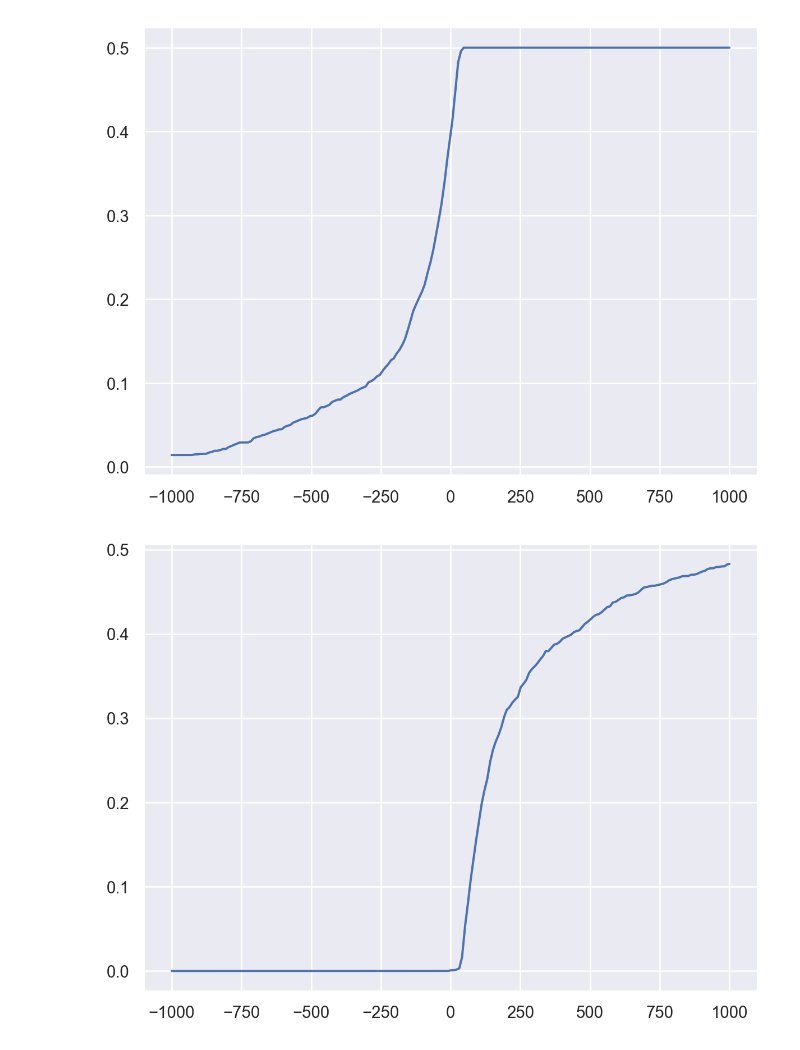
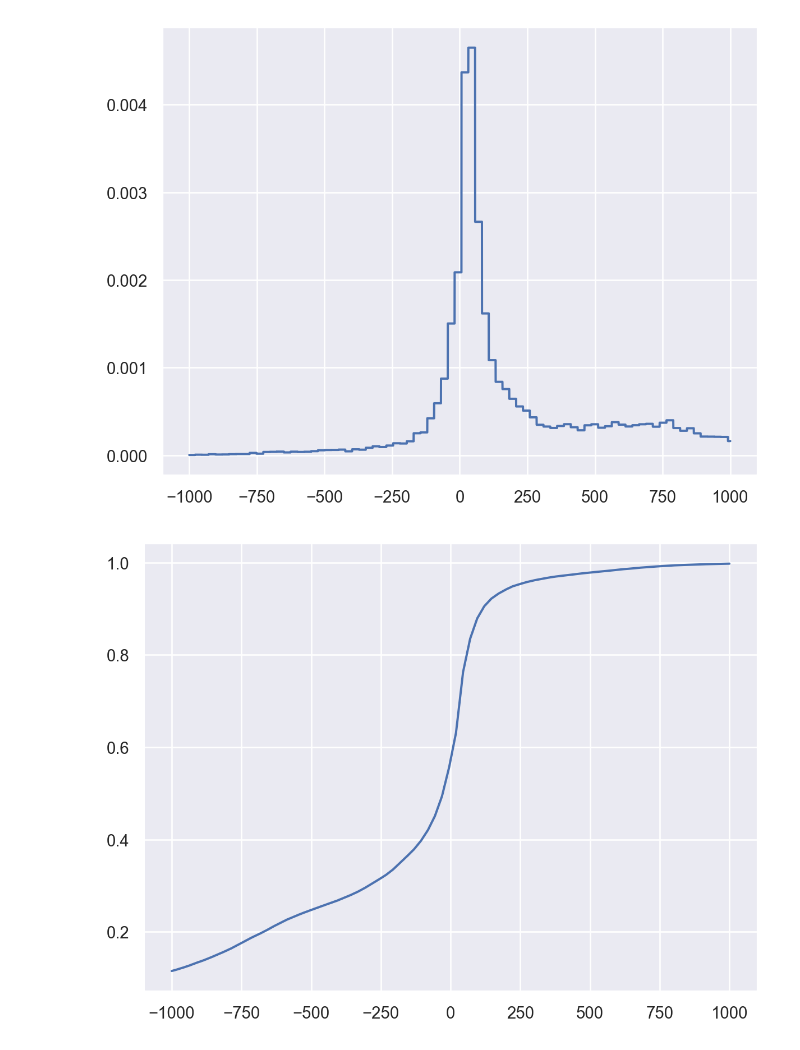
Before and after one commit to SandroMartens/Lichess-Win-Predictions, a Jupyter notebook: new.ipynb, the cells around one changed output. Saved outputs shown, nothing was run; the diff lists cells and outputs as text; code cells hidden in the pictures.

```diff
--- a/new.ipynb
+++ b/new.ipynb
@@ -72,8 +72,10 @@ with sqlite3.connect("games.sqlite") as con:
     data_black = pd.DataFrame(con.execute(query_black))
 con.close()
 # %%
-min_evals_white = -data_white.groupby("url").min()["eval"]
-min_evals_black = data_black.groupby("url").max()["eval"]
+# min_evals_white = -data_white.groupby("url").min()["eval"]
+# min_evals_black = data_black.groupby("url").max()["eval"]
+min_evals_white = -data_white["eval"]
+min_evals_black = data_black["eval"]
 # %%
 so.Plot(x=a).add(so.Dots(), so.Hist(cumulative=True, stat="density"))
 # so.Plot(x=min_evals_black).add(so.Dots(), so.Hist(cumulative=True, stat="density"))
@@ -88,17 +90,17 @@ dist2 = scipy.stats.rv_histogram(hist2)
 
 xs = np.arange(-1000, 1000, 0.1)
 # %%
-so.Plot(x=xs, y=dist1.cdf(xs) * 0.5).add(
+so.Plot(x=xs, y=dist1.pdf(xs)).add(
     so.Line(),
 )
 # %% [output]
-[figure, old version]
+[figure, new version]
 # %%
-so.Plot(x=xs, y=dist2.cdf(xs) * 0.5).add(
+so.Plot(x=xs, y=dist2.cdf(xs)).add(
     so.Line(),
 )
 # %% [output]
-[figure, old version]
+[figure, new version]
 # %%
 so.Plot(x=xs, y=(dist1.cdf(xs) + dist2.cdf(xs)) * 0.5).add(
     so.Line(),
```
Also changed, not shown: parts of 12 cells of this notebook, 1 other file.
